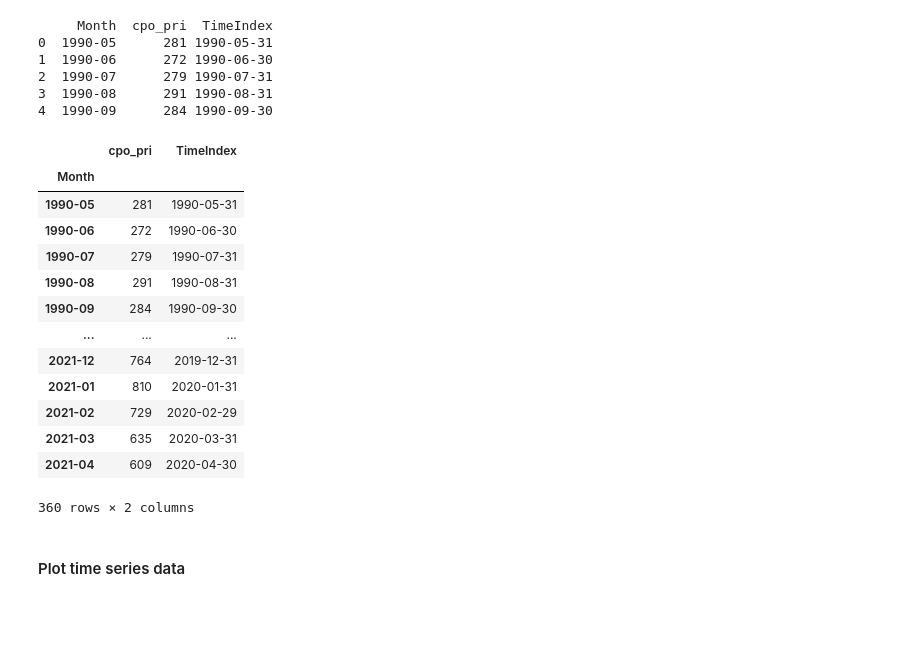
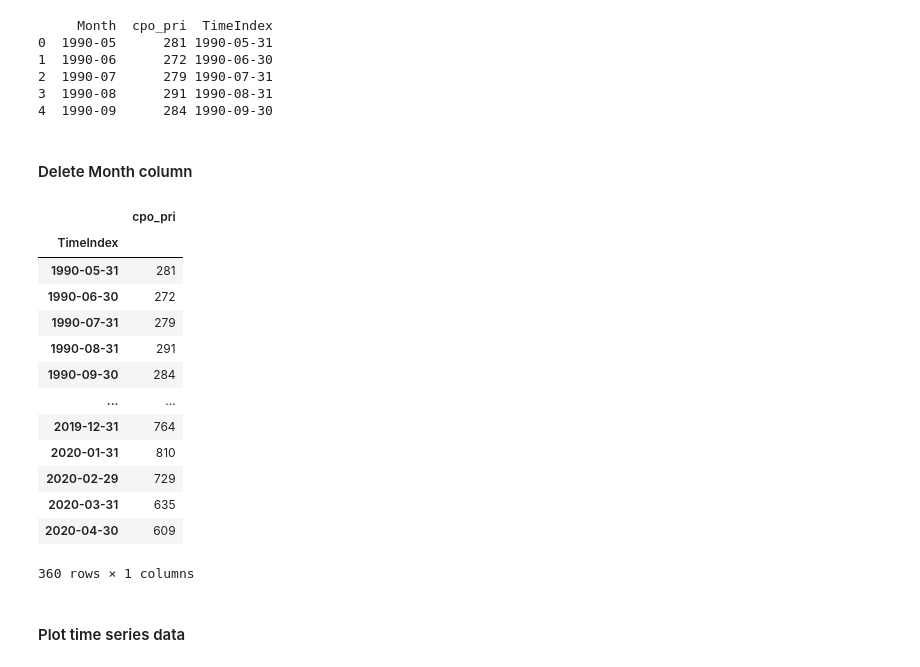
Before and after one commit to mofuoku417/Crude-Palm-Oil-Price-Prediction, a Jupyter notebook: Crude_Palm_Oil_Price_Prediction_Holt_Winters.ipynb, the cells around one changed output. Saved outputs shown, nothing was run; the diff lists cells and outputs as text; code cells hidden in the pictures; blank space fills up the shorter version.

```diff
--- a/Crude_Palm_Oil_Price_Prediction_Holt_Winters.ipynb
+++ b/Crude_Palm_Oil_Price_Prediction_Holt_Winters.ipynb
@@ -55,3 +58,5 @@ print(df.head())
 2  1990-07      279 1990-07-31
 3  1990-08      291 1990-08-31
 4  1990-09      284 1990-09-30
+# %% [markdown]
+#### Delete Month column
@@ -58,20 +65,20 @@ print(df.head())
 # %%
-df.set_index('Month')
+df.set_index('TimeIndex')
 # %% [output]
-|  | cpo_pri | TimeIndex |
-| Month |  |  |
-| 1990-05 | 281 | 1990-05-31 |
-| 1990-06 | 272 | 1990-06-30 |
-| 1990-07 | 279 | 1990-07-31 |
-| 1990-08 | 291 | 1990-08-31 |
-| 1990-09 | 284 | 1990-09-30 |
-| ... | ... | ... |
-| 2021-12 | 764 | 2019-12-31 |
-| 2021-01 | 810 | 2020-01-31 |
-| 2021-02 | 729 | 2020-02-29 |
-| 2021-03 | 635 | 2020-03-31 |
-| 2021-04 | 609 | 2020-04-30 |
+|  | cpo_pri |
+| TimeIndex |  |
+| 1990-05-31 | 281 |
+| 1990-06-30 | 272 |
+| 1990-07-31 | 279 |
+| 1990-08-31 | 291 |
+| 1990-09-30 | 284 |
+| ... | ... |
+| 2019-12-31 | 764 |
+| 2020-01-31 | 810 |
+| 2020-02-29 | 729 |
+| 2020-03-31 | 635 |
+| 2020-04-30 | 609 |
-360 rows × 2 columns
+360 rows × 1 columns
 # %% [markdown]
 #### Plot time series data
 # %%
```
Also changed, not shown: parts of 9 cells of this notebook.
